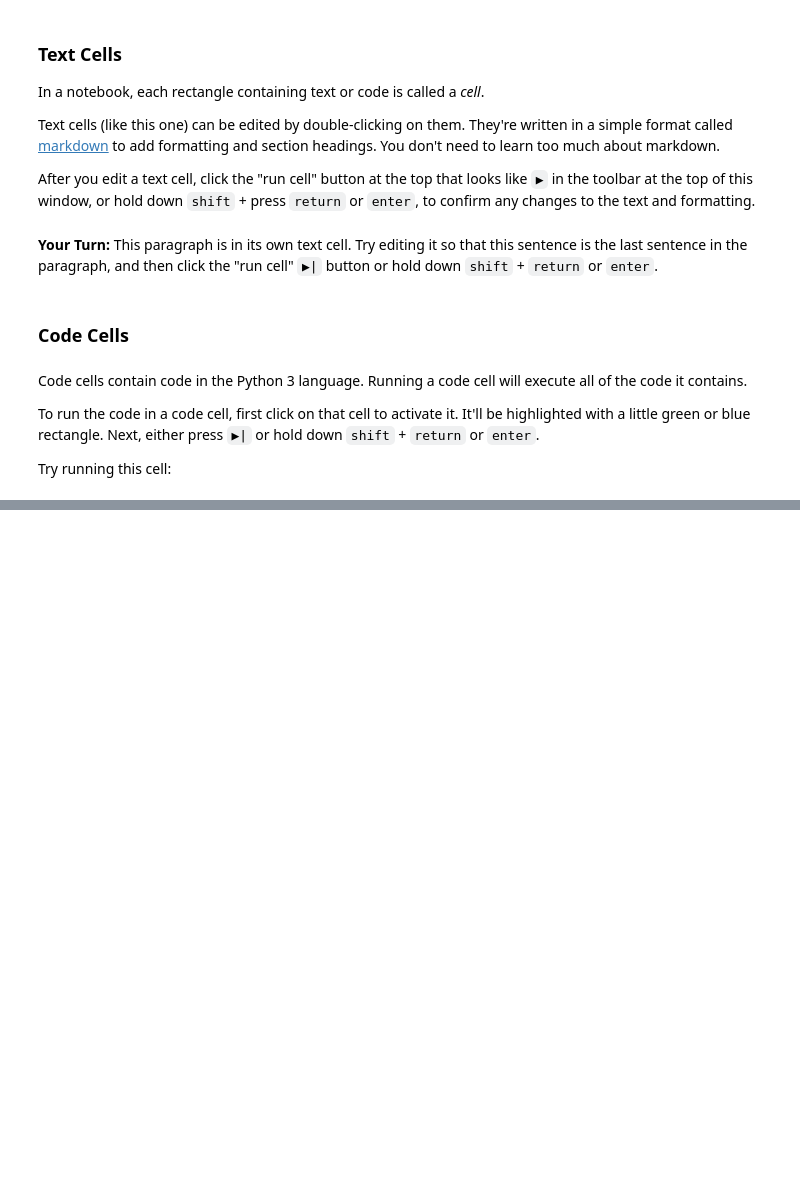
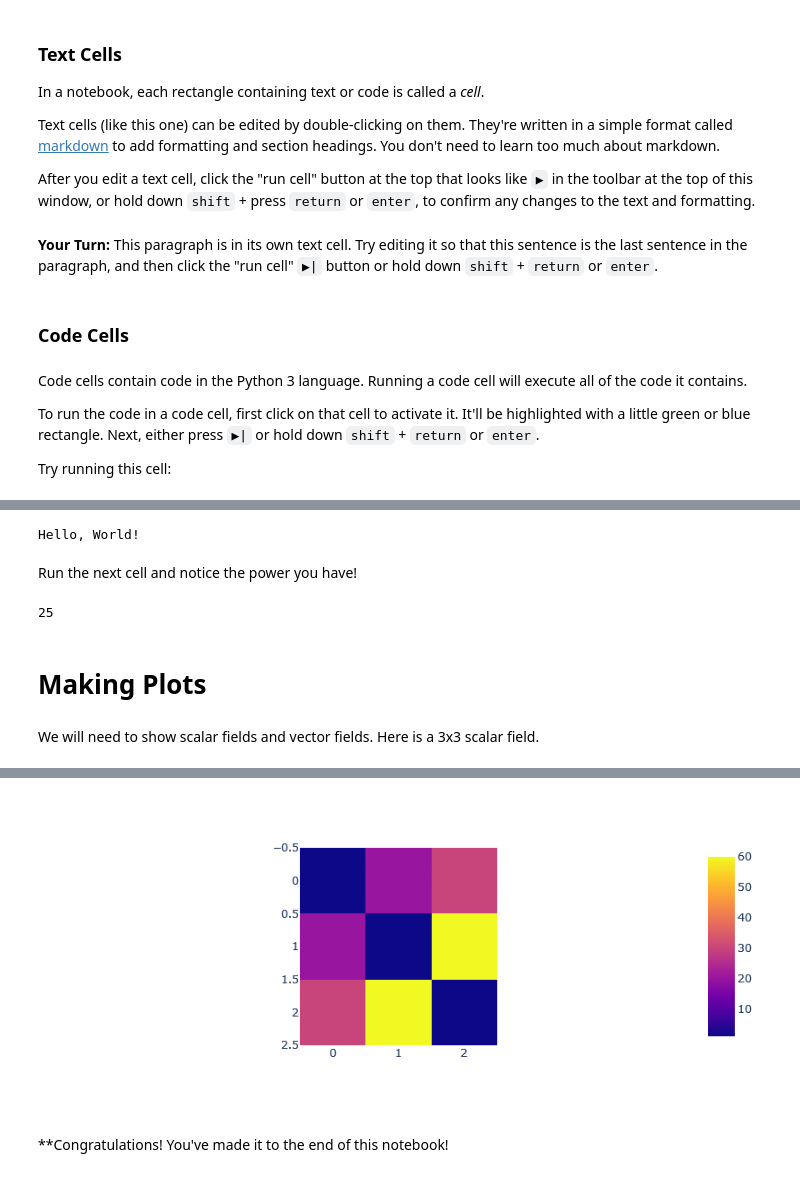
Before and after one commit to ds-modules/CE200B, a Jupyter notebook: Notebook 1/NB1 Intro to Jupyter, Python, and Pandas.ipynb, the cells around one changed output, grey strips where cells are left out. Cells and saved outputs as stored; diff of their text form; code cells hidden in the pictures; blank space fills up the shorter version.

```diff
--- a/Notebook 1/NB1 Intro to Jupyter, Python, and Pandas.ipynb
+++ b/Notebook 1/NB1 Intro to Jupyter, Python, and Pandas.ipynb
@@ -345,0 +39,27 @@ Created by Aaron Moore, Chuyi Shang, Melisa Esqueda, Kinsey Long & Karalyn Chong
+# %%
+print("Hello, World! I like fluid mechanics because...")
+# %% [output]
+Hello, World!
+# %% [markdown]
+Run the next cell and notice the power you have!
+# %%
+a=2
+b=3
+c=a+b
+d=c**3
+print(d)
+# %% [output]
+25
+# %% [markdown]
+
+# Making Plots
+# %% [markdown]
+We will need to show scalar fields and vector fields.  Here is a 3x3 scalar field.
+# %%
+import plotly.express as px
+
+fig = px.imshow([[1, 20, 30],
+                 [20, 1, 60],
+                 [30, 60, 1]])
+fig.show()
+# %% [output]
@@ -345,0 +67,3 @@ Created by Aaron Moore, Chuyi Shang, Melisa Esqueda, Kinsey Long & Karalyn Chong
+[figure, added]
+# %% [markdown]
+**Congratulations! You've made it to the end of this notebook!
```
Also changed, not shown: parts of 87 cells of this notebook.
